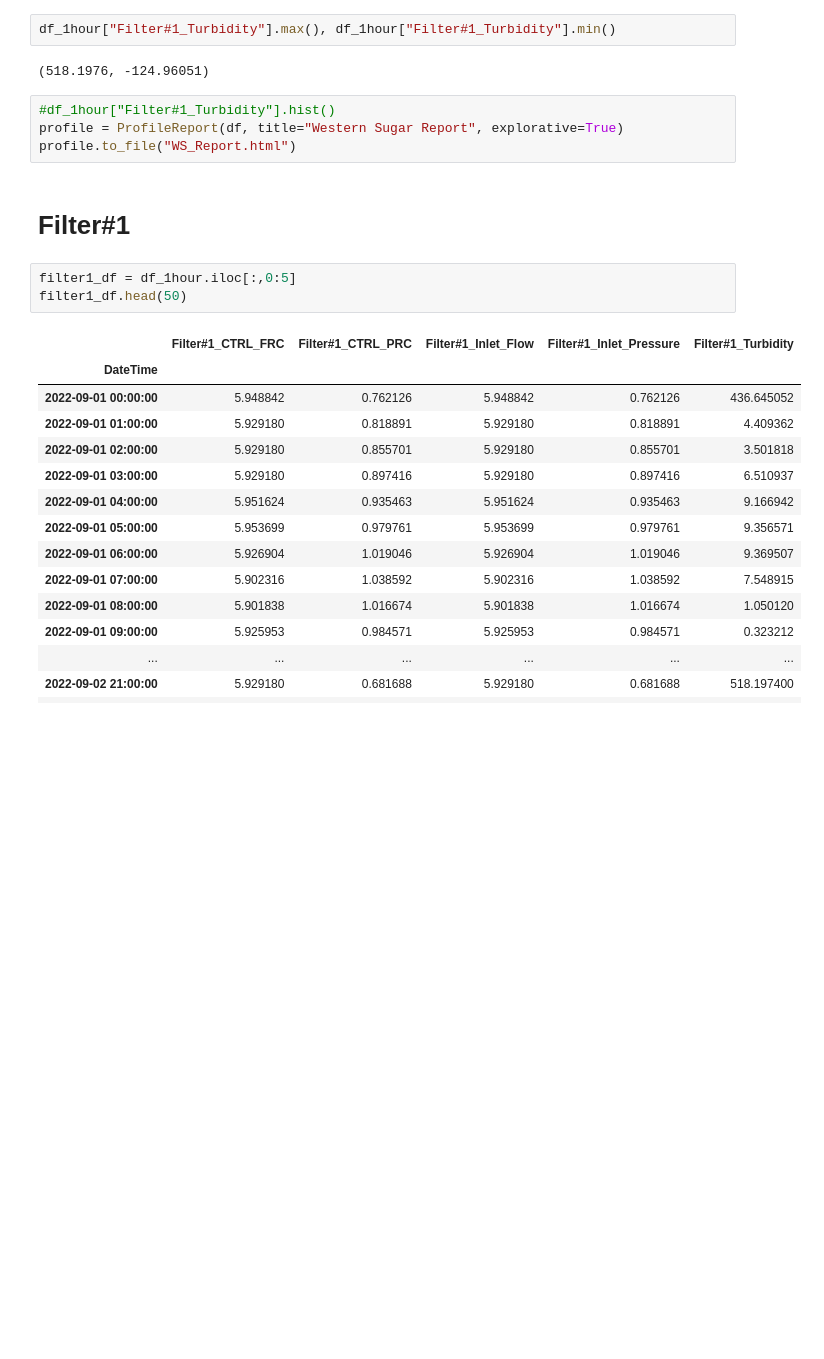
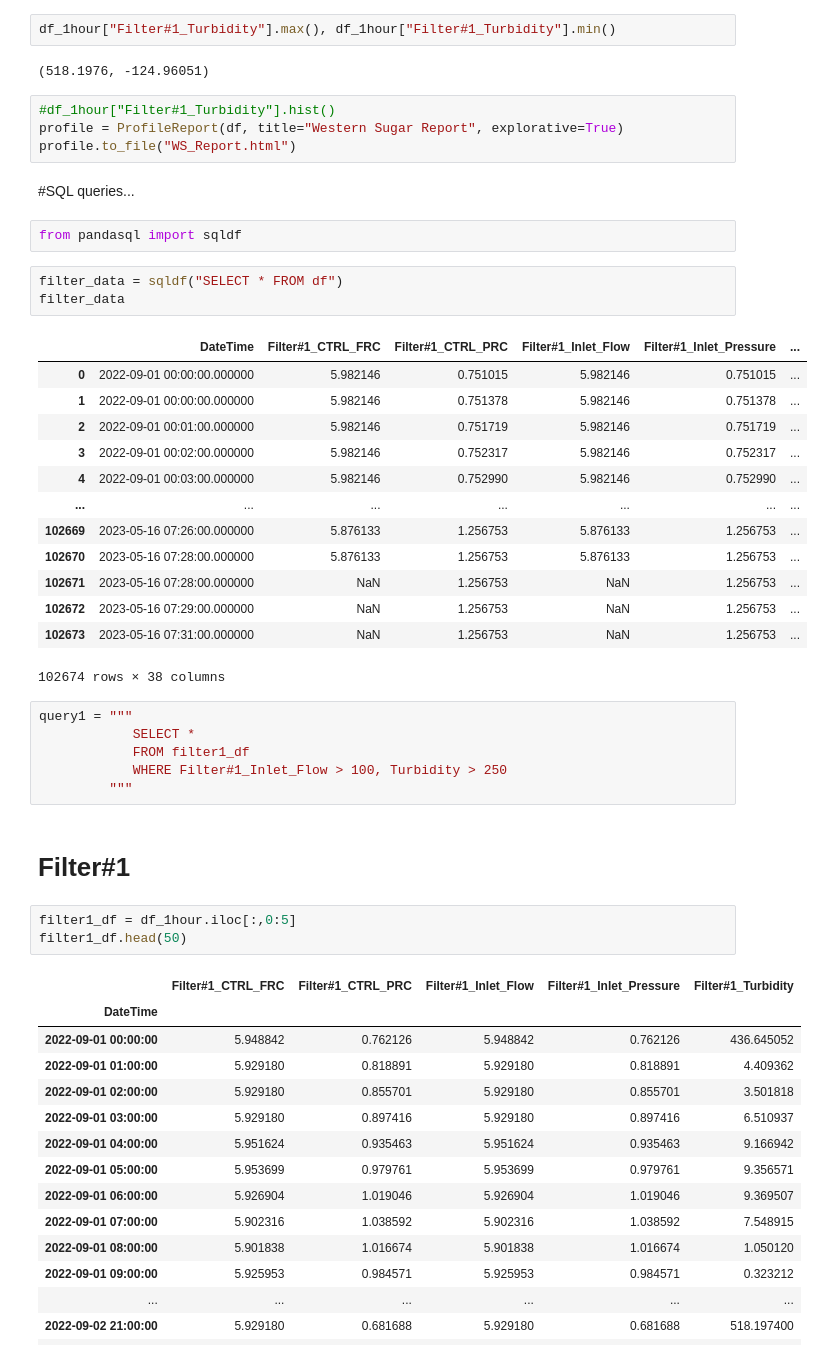
Before and after one commit to saikiranpennam/sugarbeet_analysis, a Jupyter notebook: filters_data_new.ipynb, the cells around one changed output. Saved outputs shown, nothing was run; the diff lists cells and outputs as text; blank space fills up the shorter version.

Commit message:
Testing SQL queries on the data

```diff
--- a/filters_data_new.ipynb
+++ b/filters_data_new.ipynb
@@ -95,6 +97,33 @@ df_1hour["Filter#1_Turbidity"].max(), df_1hour["Filter#1_Turbidity"].min()
 #df_1hour["Filter#1_Turbidity"].hist()
 profile = ProfileReport(df, title="Western Sugar Report", explorative=True)
 profile.to_file("WS_Report.html")
+# %% [markdown]
+#SQL queries...
+# %%
+from pandasql import sqldf
+# %%
+filter_data = sqldf("SELECT * FROM df")
+filter_data
+# %% [output]
+|  | DateTime | Filter#1_CTRL_FRC | Filter#1_CTRL_PRC | Filter#1_Inlet_Flow | Filter#1_Inlet_Pressure | ... |
+| 0 | 2022-09-01 00:00:00.000000 | 5.982146 | 0.751015 | 5.982146 | 0.751015 | ... |
+| 1 | 2022-09-01 00:00:00.000000 | 5.982146 | 0.751378 | 5.982146 | 0.751378 | ... |
+| 2 | 2022-09-01 00:01:00.000000 | 5.982146 | 0.751719 | 5.982146 | 0.751719 | ... |
+| 3 | 2022-09-01 00:02:00.000000 | 5.982146 | 0.752317 | 5.982146 | 0.752317 | ... |
+| 4 | 2022-09-01 00:03:00.000000 | 5.982146 | 0.752990 | 5.982146 | 0.752990 | ... |
+| ... | ... | ... | ... | ... | ... | ... |
+| 102669 | 2023-05-16 07:26:00.000000 | 5.876133 | 1.256753 | 5.876133 | 1.256753 | ... |
+| 102670 | 2023-05-16 07:28:00.000000 | 5.876133 | 1.256753 | 5.876133 | 1.256753 | ... |
+| 102671 | 2023-05-16 07:28:00.000000 | NaN | 1.256753 | NaN | 1.256753 | ... |
+| 102672 | 2023-05-16 07:29:00.000000 | NaN | 1.256753 | NaN | 1.256753 | ... |
+| 102673 | 2023-05-16 07:31:00.000000 | NaN | 1.256753 | NaN | 1.256753 | ... |
+102674 rows × 38 columns
+# %%
+query1 = """
+            SELECT *
+            FROM filter1_df
+            WHERE Filter#1_Inlet_Flow > 100, Turbidity > 250
+         """
 # %% [markdown]
 # Filter#1
 # %%
```
Also changed, not shown: parts of 3 cells of this notebook.
